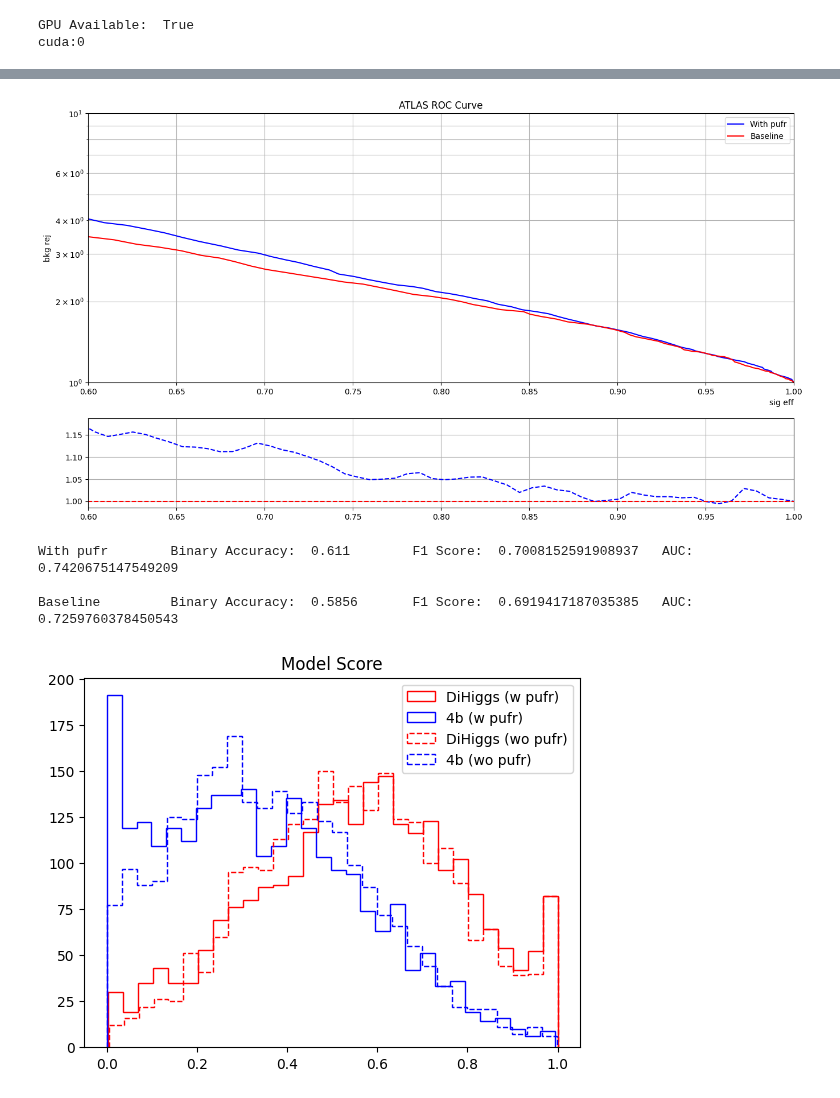
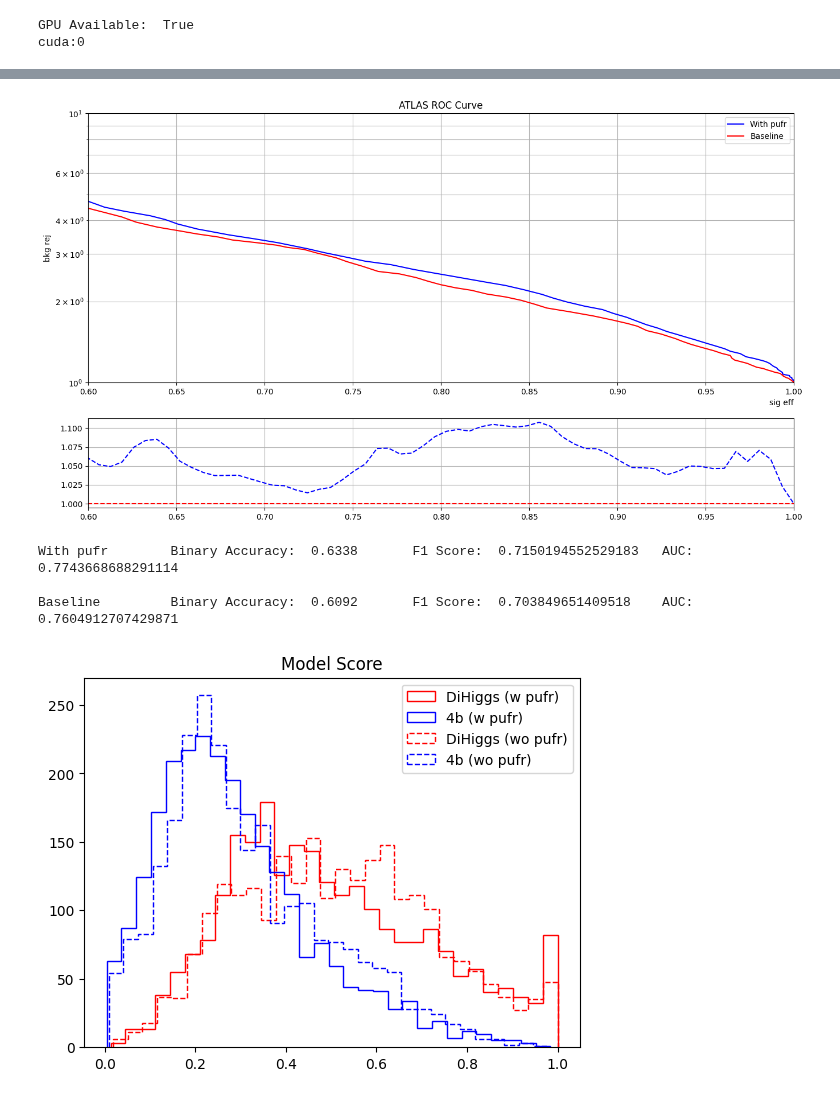
Before and after one commit to LukeV37/Pileup_Project, a Jupyter notebook: analysis/DiHiggs_4b_Attention_Classifier.ipynb, the cells around one changed output, grey strips where cells are left out. Drawn from its saved outputs; the diff is of its cells as text; code cells hidden in the pictures.

Commit message:
add edge features

```diff
--- a/analysis/DiHiggs_4b_Attention_Classifier.ipynb
+++ b/analysis/DiHiggs_4b_Attention_Classifier.ipynb
@@ -97,7 +105,7 @@ class Jet:
 # %%
 # Construct list of features
-feats_sig = [jet_pt_sig, jet_eta_sig, jet_phi_sig, jet_m_sig, jet_pufr_sig, jet_label_sig]
-feats_bkg = [jet_pt_bkg, jet_eta_bkg, jet_phi_bkg, jet_m_bkg, jet_pufr_bkg, jet_label_bkg]
+feats_sig = [jet_pt_sig, jet_eta_sig, jet_phi_sig, jet_m_sig, jet_pufr_sig, jet_label_sig, jet_likelihood_sig]
+feats_bkg = [jet_pt_bkg, jet_eta_bkg, jet_phi_bkg, jet_m_bkg, jet_pufr_bkg, jet_label_bkg, jet_likelihood_bkg]
 
 # Combined Signal and Background
 feats = []
@@ -114,4 +122,5 @@ print(jets.phi)
 print(jets.m)
 print(jets.pufr)
 print(jets.label)
+print(jets.likelihood)
 # %% [output]
@@ -262,13 +272,16 @@ After STD:  0.9999518005670089
 # %%
 # Convert to torch.Tensor()
-X_train_pufr = torch.nested.nested_tensor(ak.to_list(X_train))
-X_train_baseline = torch.nested.nested_tensor(ak.to_list(X_train[:,:,0:4]))
+X_train_pufr = torch.nested.nested_tensor(ak.to_list(X_train[0]))
+X_train_baseline = torch.nested.nested_tensor(ak.to_list(X_train[0][:,:,0:4]))
+Edges_train = torch.nested.nested_tensor(ak.to_list(X_train[1]))
 y_train = torch.Tensor(y_train).reshape(-1,1)
 
-X_val_pufr = torch.nested.nested_tensor(ak.to_list(X_val))
-X_val_baseline = torch.nested.nested_tensor(ak.to_list(X_val[:,:,0:4]))
+X_val_pufr = torch.nested.nested_tensor(ak.to_list(X_val[0]))
+X_val_baseline = torch.nested.nested_tensor(ak.to_list(X_val[0][:,:,0:4]))
+Edges_val = torch.nested.nested_tensor(ak.to_list(X_val[1]))
 y_val = torch.Tensor(y_val).reshape(-1,1)
 
-X_test_pufr = torch.nested.nested_tensor(ak.to_list(X_test))
-X_test_baseline = torch.nested.nested_tensor(ak.to_list(X_test[:,:,0:4]))
+X_test_pufr = torch.nested.nested_tensor(ak.to_list(X_test[0]))
+X_test_baseline = torch.nested.nested_tensor(ak.to_list(X_test[0][:,:,0:4]))
+Edges_test = torch.nested.nested_tensor(ak.to_list(X_test[1]))
 y_test = torch.Tensor(y_test).reshape(-1,1)
@@ -418,7 +455,7 @@ Epoch: 40       Train Loss: 0.6089      Val Loss: 0.6218
 # %%
 Epochs = 20
 
-data = [X_train_pufr, y_train, X_val_pufr, y_val]
+data = [X_train_pufr, Edges_train, y_train, X_val_pufr, Edges_val, y_val]
 PUFR_history2 = train(PUFR, optimizer_pufr, data, epochs=Epochs)
 PUFR_history['train_loss'] = np.concatenate([PUFR_history['train_loss'],PUFR_history2['train_loss']], axis=0)
 PUFR_history['test_loss'] = np.concatenate([PUFR_history['test_loss'],PUFR_history2['test_loss']], axis=0)
@@ -428,7 +465,7 @@ plt.title("With pufr Loss")
 plt.legend()
 plt.show()
 
-data = [X_train_baseline, y_train, X_val_baseline, y_val]
+data = [X_train_baseline, Edges_train, y_train, X_val_baseline, Edges_val, y_val]
 Baseline_history2 = train(Baseline, optimizer_baseline, data, epochs=Epochs)
 Baseline_history['train_loss'] = np.concatenate([Baseline_history['train_loss'],Baseline_history2['train_loss']], axis=0)
 Baseline_history['test_loss'] = np.concatenate([Baseline_history['test_loss'],Baseline_history2['test_loss']], axis=0)
@@ -488,7 +525,7 @@ def ATLAS_roc(y_true, y_pred):
     sig_eff = []
     bkg_eff = []
 
-    thresholds = np.linspace(0,0.7,100)
+    thresholds = np.linspace(0,0.65,100)
 
     for threshold in thresholds:
         sig_eff.append(((y_pred[sig] > threshold).sum() / y_true[sig].shape[0]))
@@ -502,7 +539,7 @@ def ATLAS_roc(y_true, y_pred):
     return np.array(sig_eff), np.array(bkg_rej), thresholds
 
 def get_predictions(model, data):
-    X_test, y_test = data
+    X_test, Edges_test, y_test = data
     model.to(device)
     model.eval()
 
@@ -510,7 +547,7 @@ def get_predictions(model, data):
 
     num_test = X_test.size(0)
     for event in range(num_test):
-        l_pred = model(X_test[event].to(device))
+        l_pred = model(X_test[event].to(device),torch.unsqueeze(Edges_test[event],dim=2).to(device))
         label_pred.append(l_pred.detach().cpu().numpy())
     label_pred = np.array(label_pred)
     return label_pred
@@ -525,8 +562,8 @@ def get_metrics(y_true, y_pred, threshold):
 
 fig, (ax1, ax2) = plt.subplots(2,1,figsize=(16,9), gridspec_kw={'height_ratios': [3, 1]})
 
-pufr_pred = get_predictions(PUFR, [X_test_pufr, y_test])
-baseline_pred = get_predictions(Baseline, [X_test_baseline, y_test])
+pufr_pred = get_predictions(PUFR, [X_test_pufr, Edges_test, y_test])
+baseline_pred = get_predictions(Baseline, [X_test_baseline, Edges_test, y_test])
 
 x1,y1,th1,AUC1,BA1,f11 = get_metrics(y_test, pufr_pred, 0.2)
 x2,y2,th2,AUC2,BA2,f12 = get_metrics(y_test, baseline_pred, 0.2)
@@ -566,17 +603,20 @@ print("")
 print("Baseline\t","Binary Accuracy: ", BA2, "\tF1 Score: ", f12, "\tAUC: ", AUC2)
 print("")
 # %% [output]
-[figure, old version]
+[figure, new version]
-With pufr        Binary Accuracy:  0.611        F1 Score:  0.7008152591908937   AUC:  0.7420675147549209
+With pufr        Binary Accuracy:  0.6338       F1 Score:  0.7150194552529183   AUC:  0.7743668688291114
 
-Baseline         Binary Accuracy:  0.5856       F1 Score:  0.6919417187035385   AUC:  0.7259760378450543
+Baseline         Binary Accuracy:  0.6092       F1 Score:  0.703849651409518    AUC:  0.7604912707429871
 # %%
 plt.title("Model Score")
+
+mask = ak.flatten(y_test.tolist())==1
+
 plt.hist(pufr_pred[mask],color='r',histtype='step',label='DiHiggs (w pufr)',bins=30)
 plt.hist(pufr_pred[~mask],color='b',histtype='step',label='4b (w pufr)',bins=30)
 plt.hist(baseline_pred[mask],color='r',histtype='step',label='DiHiggs (wo pufr)',bins=30,linestyle='--')
 plt.hist(baseline_pred[~mask],color='b',histtype='step',label='4b (wo pufr)',bins=30,linestyle='--')
 plt.legend()
 plt.show()
 # %% [output]
-[figure, old version]
+[figure, new version]
```
Also changed, not shown: parts of 9 cells of this notebook.
